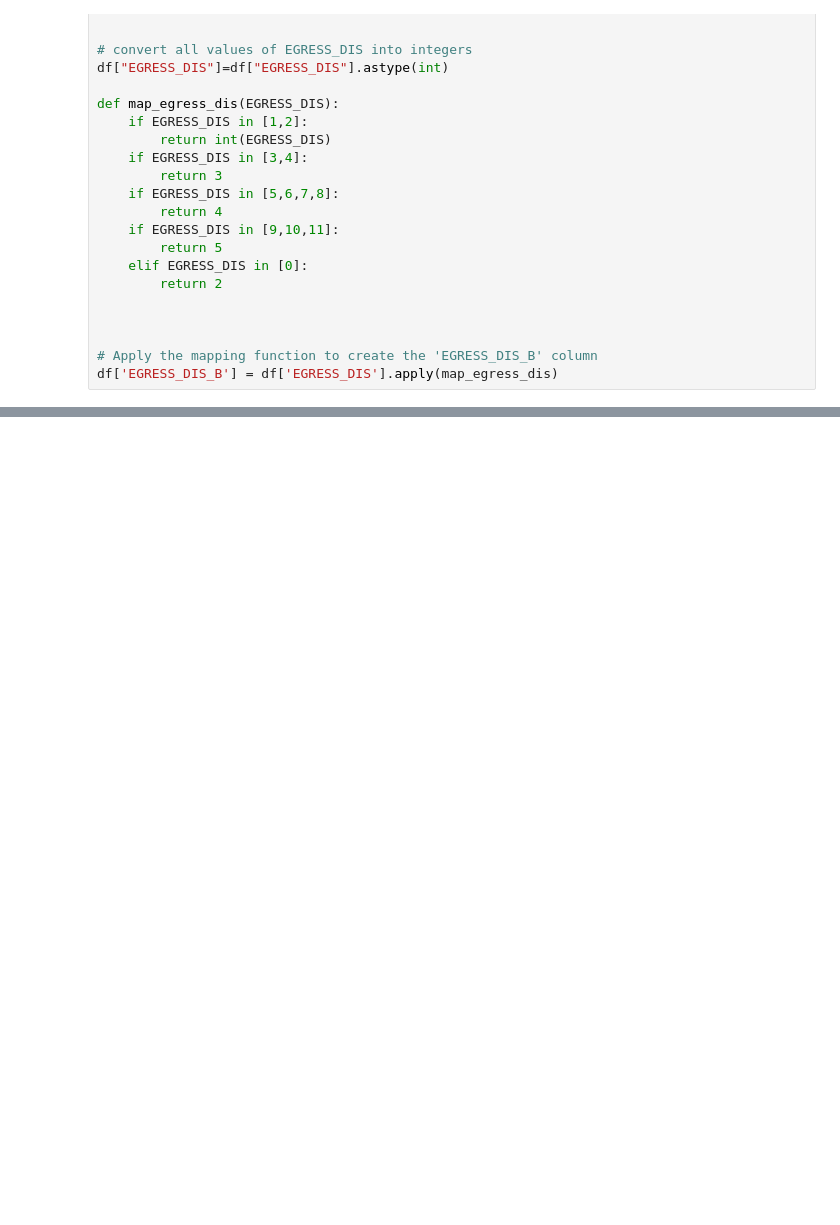
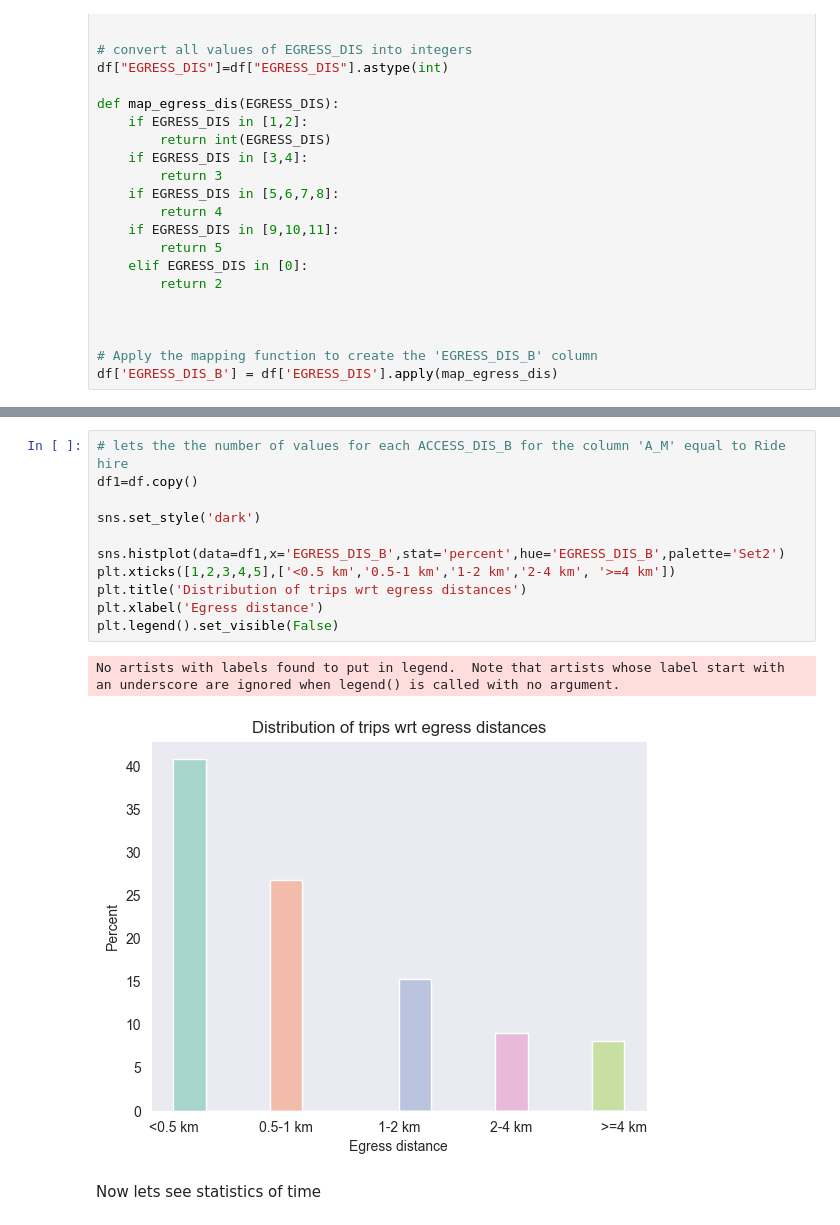
Before and after one commit to Gavaskar24/Metro, a Jupyter notebook: EDA subcodes/accessegress.ipynb, the cells around one changed output, grey strips where cells are left out. Drawn from its saved outputs; the diff is of its cells as text; blank space fills up the shorter version.

```diff
--- a/EDA subcodes/accessegress.ipynb
+++ b/EDA subcodes/accessegress.ipynb
@@ -94,0 +109,16 @@ plt.xticks([1.15,2,3.15,4,4.85],['<0.5','0.5-1','1-2','2-4','>4'])
+# %%
+# lets the the number of values for each ACCESS_DIS_B for the column 'A_M' equal to Ride hire
+df1=df.copy()
+
+sns.set_style('dark')
+
+sns.histplot(data=df1,x='EGRESS_DIS_B',stat='percent',hue='EGRESS_DIS_B',palette='Set2')
+plt.xticks([1,2,3,4,5],['<0.5 km','0.5-1 km','1-2 km','2-4 km', '>=4 km'])
+plt.title('Distribution of trips wrt egress distances')
+plt.xlabel('Egress distance')
+plt.legend().set_visible(False)
+# %% [output]
+No artists with labels found to put in legend.  Note that artists whose label start with an underscore are ignored when legend() is called with no argument.
+[figure, added]
+# %% [markdown]
+Now lets see statistics of time
```
Also changed, not shown: parts of 5 cells of this notebook.
